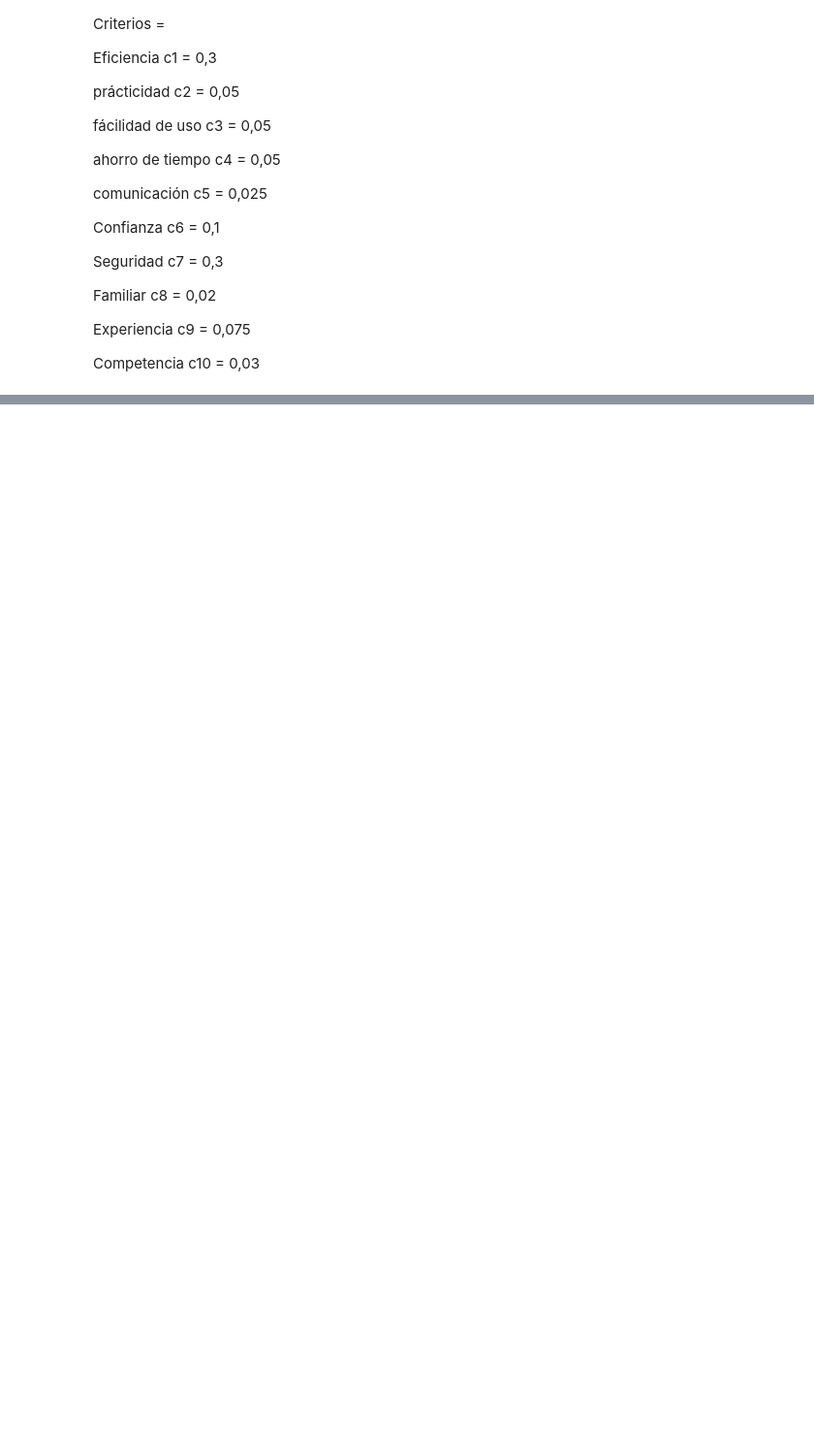
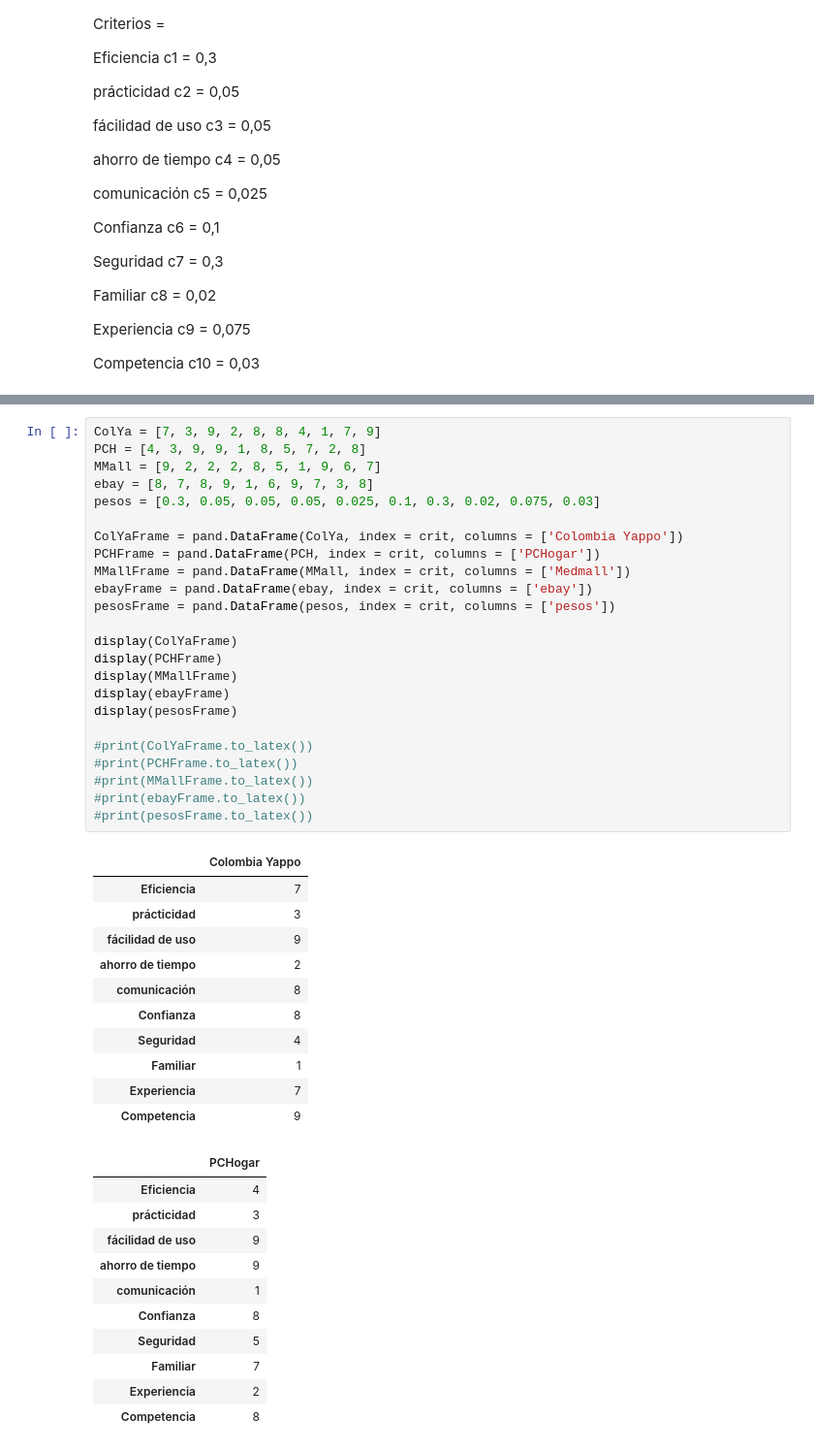
Before and after one commit to DavidbjArangoh/Seminario2_Optimizacion2, a Jupyter notebook: Punto1_TOPSIS.ipynb, the cells around one changed output, grey strips where cells are left out. Shown: that part at 97% size. Saved outputs shown, nothing was run; the diff lists cells and outputs as text; blank space fills up the shorter version.

```diff
--- a/Punto1_TOPSIS.ipynb
+++ b/Punto1_TOPSIS.ipynb
@@ -49,0 +58,47 @@ alt.append('pesos')
+# %%
+ColYa = [7, 3, 9, 2, 8, 8, 4, 1, 7, 9]
+PCH = [4, 3, 9, 9, 1, 8, 5, 7, 2, 8]
+MMall = [9, 2, 2, 2, 8, 5, 1, 9, 6, 7]
+ebay = [8, 7, 8, 9, 1, 6, 9, 7, 3, 8]
+pesos = [0.3, 0.05, 0.05, 0.05, 0.025, 0.1, 0.3, 0.02, 0.075, 0.03]
+
+ColYaFrame = pand.DataFrame(ColYa, index = crit, columns = ['Colombia Yappo'])
+PCHFrame = pand.DataFrame(PCH, index = crit, columns = ['PCHogar'])
+MMallFrame = pand.DataFrame(MMall, index = crit, columns = ['Medmall'])
+ebayFrame = pand.DataFrame(ebay, index = crit, columns = ['ebay'])
+pesosFrame = pand.DataFrame(pesos, index = crit, columns = ['pesos'])
+
+display(ColYaFrame)
+display(PCHFrame)
+display(MMallFrame)
+display(ebayFrame)
+display(pesosFrame)
+
+#print(ColYaFrame.to_latex())
+#print(PCHFrame.to_latex())
+#print(MMallFrame.to_latex())
+#print(ebayFrame.to_latex())
+#print(pesosFrame.to_latex())
+# %% [output]
+|  | Colombia Yappo |
+| Eficiencia | 7 |
+| prácticidad | 3 |
+| fácilidad de uso | 9 |
+| ahorro de tiempo | 2 |
+| comunicación | 8 |
+| Confianza | 8 |
+| Seguridad | 4 |
+| Familiar | 1 |
+| Experiencia | 7 |
+| Competencia | 9 |
+|  | PCHogar |
+| Eficiencia | 4 |
+| prácticidad | 3 |
+| fácilidad de uso | 9 |
+| ahorro de tiempo | 9 |
+| comunicación | 1 |
+| Confianza | 8 |
+| Seguridad | 5 |
+| Familiar | 7 |
+| Experiencia | 2 |
+| Competencia | 8 |
```
Also changed, not shown: parts of 8 cells of this notebook, 2 other files.
